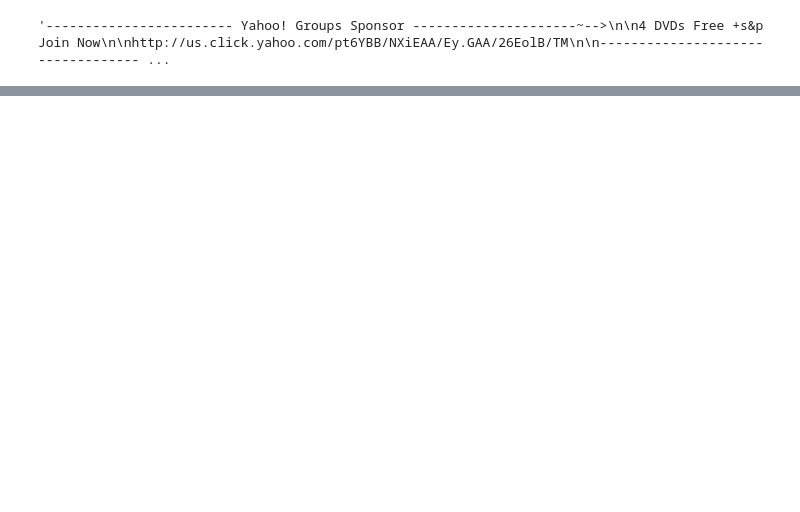
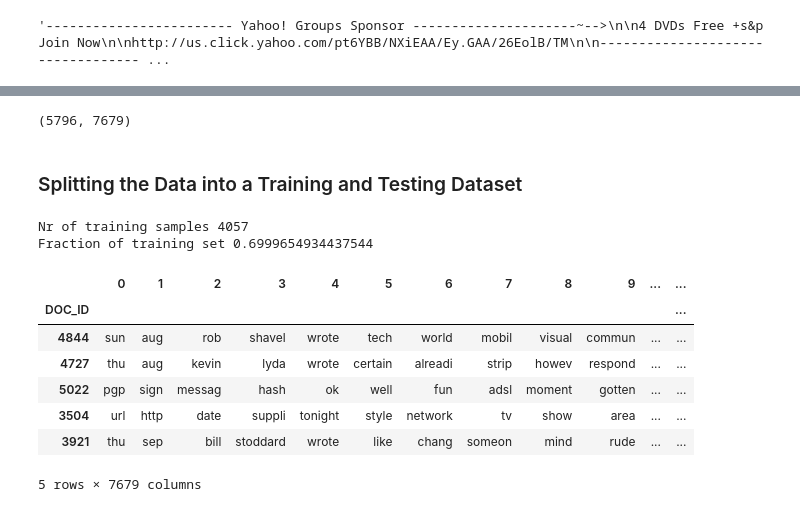
Before and after one commit to aximbr/My_IA, a Jupyter notebook: 021/06_Bayers_classifier.ipynb, the cells around one changed output, grey strips where cells are left out. Saved outputs shown, nothing was run; the diff lists cells and outputs as text; code cells hidden in the pictures; blank space fills up the shorter version.

```diff
--- a/021/06_Bayers_classifier.ipynb
+++ b/021/06_Bayers_classifier.ipynb
@@ -1027,0 +1072,3 @@ data.at[np.argmax(clean_email_lengths), 'MESSAGE']
+# %%
+word_columns_df = pd.DataFrame.from_records(stemmed_nested_list.tolist())
+word_columns_df.head()
@@ -1027,0 +1083,27 @@ data.at[np.argmax(clean_email_lengths), 'MESSAGE']
+# %%
+word_columns_df.shape
+# %% [output]
+(5796, 7679)
+# %% [markdown]
+ ### Splitting the Data into a Training and Testing Dataset
+# %%
+X_train, X_test, y_train, y_test = train_test_split(word_columns_df, data.CATEGORY,
+                                                    test_size=0.3, random_state=42)
+# %%
+print('Nr of training samples', X_train.shape[0])
+print('Fraction of training set', X_train.shape[0]/ word_columns_df.shape[0])
+# %% [output]
+Nr of training samples 4057
+Fraction of training set 0.6999654934437544
+# %%
+X_train.index.name = X_test.index.name = 'DOC_ID'
+X_train.head()
+# %% [output]
+|  | 0 | 1 | 2 | 3 | 4 | 5 | 6 | 7 | 8 | 9 | ... | ... |
+| DOC_ID |  |  |  |  |  |  |  |  |  |  |  | ... |
+| 4844 | sun | aug | rob | shavel | wrote | tech | world | mobil | visual | commun | ... | ... |
+| 4727 | thu | aug | kevin | lyda | wrote | certain | alreadi | strip | howev | respond | ... | ... |
+| 5022 | pgp | sign | messag | hash | ok | well | fun | adsl | moment | gotten | ... | ... |
+| 3504 | url | http | date | suppli | tonight | style | network | tv | show | area | ... | ... |
+| 3921 | thu | sep | bill | stoddard | wrote | like | chang | someon | mind | rude | ... | ... |
+5 rows × 7679 columns
```
Also changed, not shown: parts of 11 cells of this notebook.
